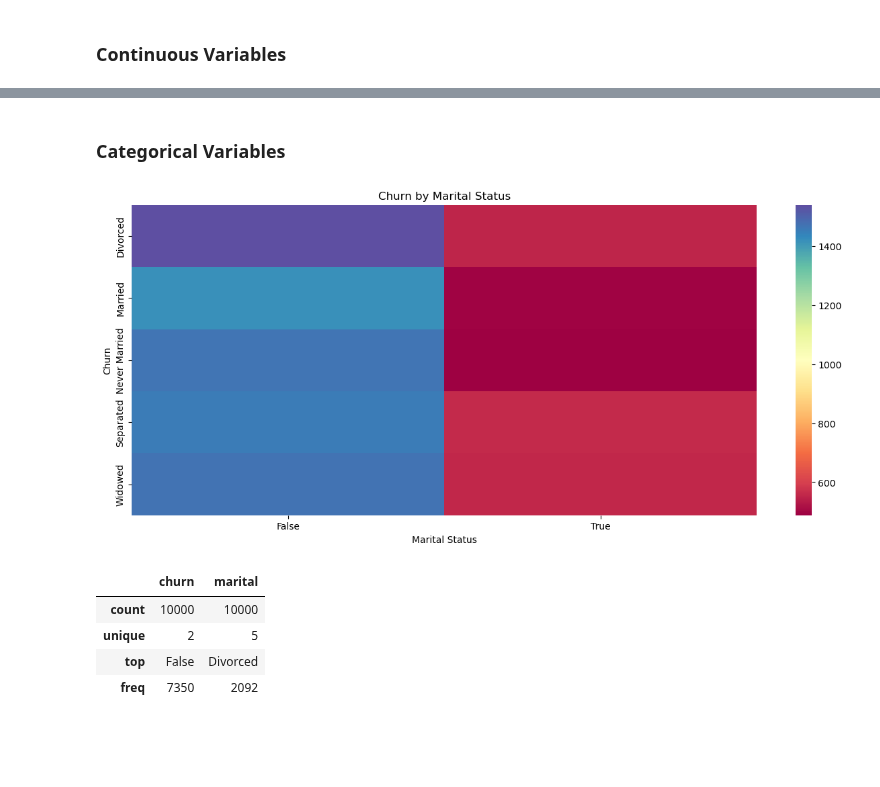
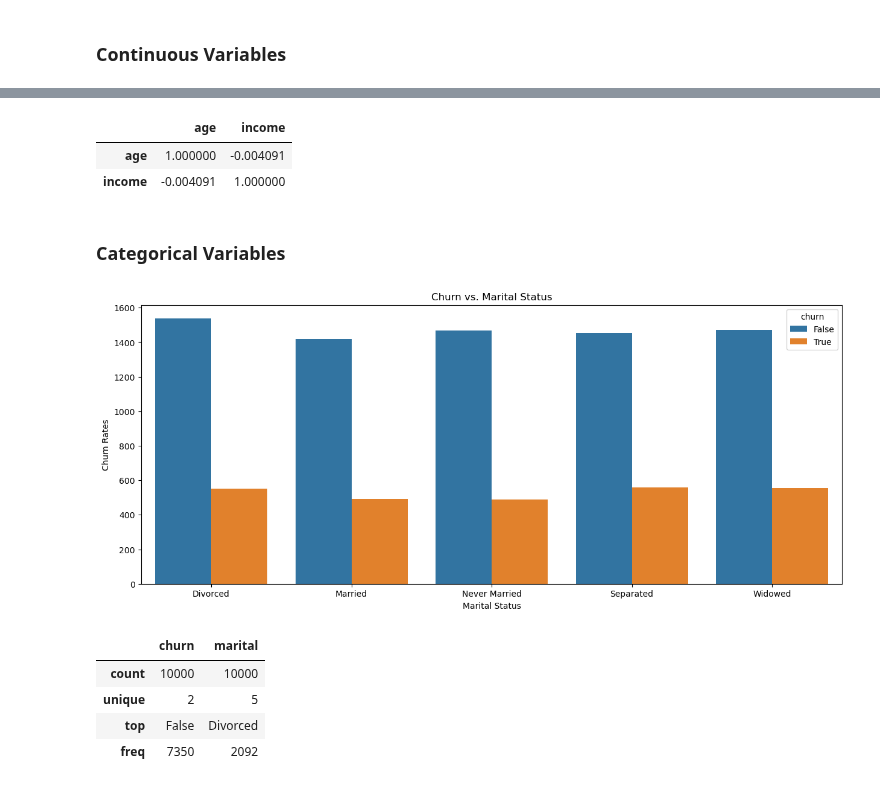
Before and after one commit to smmurdock/WGU-MSDA-DS, a Jupyter notebook: D207/Murdock_Shanay D207 PA Churn.ipynb, the cells around one changed output, grey strips where cells are left out. Cells and saved outputs as stored; diff of their text form; code cells hidden in the pictures; blank space fills up the shorter version.

Commit message:
Modified Univariate and Bivariate variables

```diff
--- a/D207/Murdock_Shanay D207 PA Churn.ipynb
+++ b/D207/Murdock_Shanay D207 PA Churn.ipynb
@@ -509,19 +503,23 @@ df[['age', 'bandwidth_gb_year']].describe()
+# %%
+df[['age','income']].corr()
+# %% [output]
+|  | age | income |
+| age | 1.000000 | -0.004091 |
+| income | -0.004091 | 1.000000 |
 # %% [markdown]
 ### Categorical Variables
-# %%
-# Bivariate statistics - Categorical
-# heatmap of churn and marital status
-fig, ax = plt.subplots(figsize=(15,6))
-
-sns.heatmap(df.pivot_table(index='marital', columns='churn', aggfunc='size'), cmap='Spectral')
-plt.title('Churn by Marital Status')
-plt.xlabel('Marital Status')
-plt.ylabel('Churn')
-
-# Show the plot
-plt.show()
-# %% [output]
-[figure, removed]
+# %%
+# Bivariate statistics - Categorical
+# Count plot of churn and area type
+fig, ax = plt.subplots(figsize=(15,6))
+
+sns.countplot(data=df, x='marital', hue='churn')
+plt.title("Churn vs. Marital Status")
+plt.xlabel("Marital Status")
+plt.ylabel("Churn Rates")
+plt.show();
+# %% [output]
+[figure, added]
 # %%
 # Description of Categorical Variables
 df[['churn', 'marital']].describe()
```
Also changed, not shown: parts of 8 cells of this notebook.
